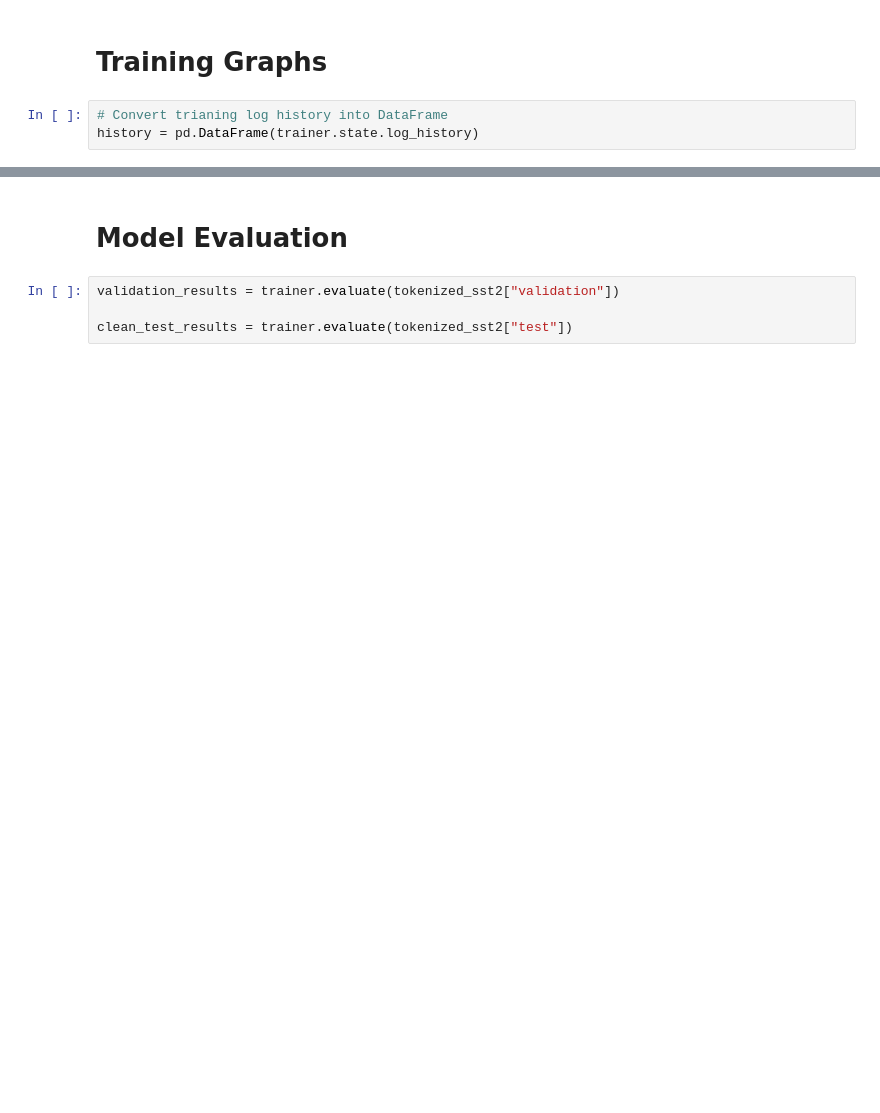
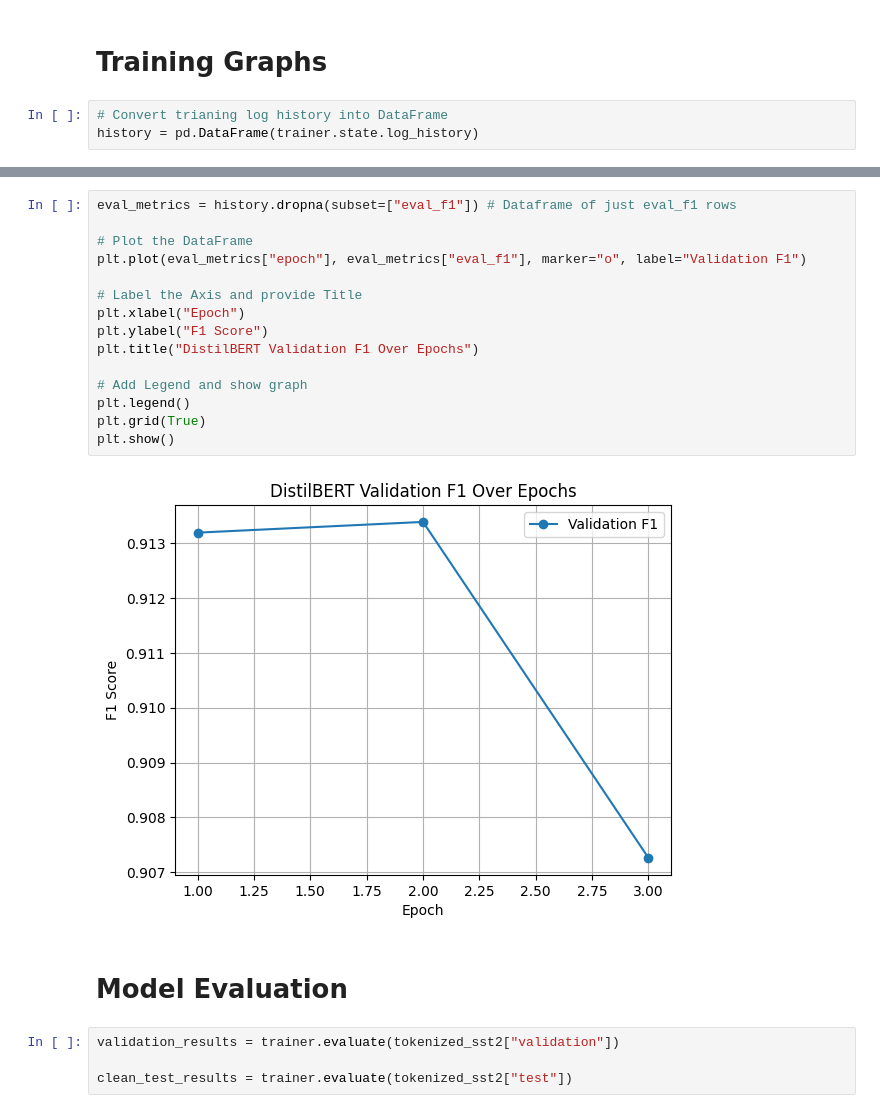
Before and after one commit to pa185/Coding_Project_Philip_Allen_CSM500-2026-APR_240233660, a Jupyter notebook: model-1.ipynb, the cells around one changed output, grey strips where cells are left out. Cells and saved outputs as stored; diff of their text form; blank space fills up the shorter version.

Commit message:
Added a graph for the f1 validation and print statements to see the validation and test data results

```diff
--- a/model-1.ipynb
+++ b/model-1.ipynb
@@ -283,3 +283,20 @@ plt.show()
+# %%
+eval_metrics = history.dropna(subset=["eval_f1"]) # Dataframe of just eval_f1 rows
+
+# Plot the DataFrame
+plt.plot(eval_metrics["epoch"], eval_metrics["eval_f1"], marker="o", label="Validation F1")
+
+# Label the Axis and provide Title
+plt.xlabel("Epoch")
+plt.ylabel("F1 Score")
+plt.title("DistilBERT Validation F1 Over Epochs")
+
+# Add Legend and show graph
+plt.legend()
+plt.grid(True)
+plt.show()
+# %% [output]
+[figure, added]
 # %% [markdown]
 # Model Evaluation
 # %%
```
Also changed, not shown: parts of 6 cells of this notebook.
